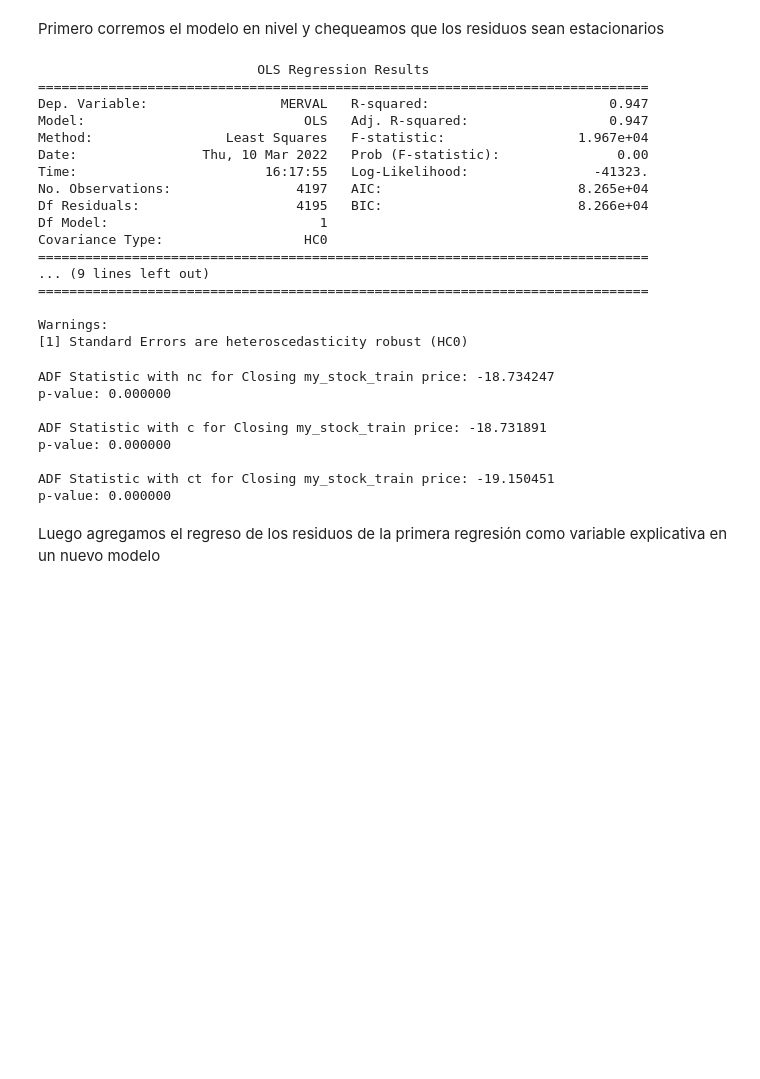
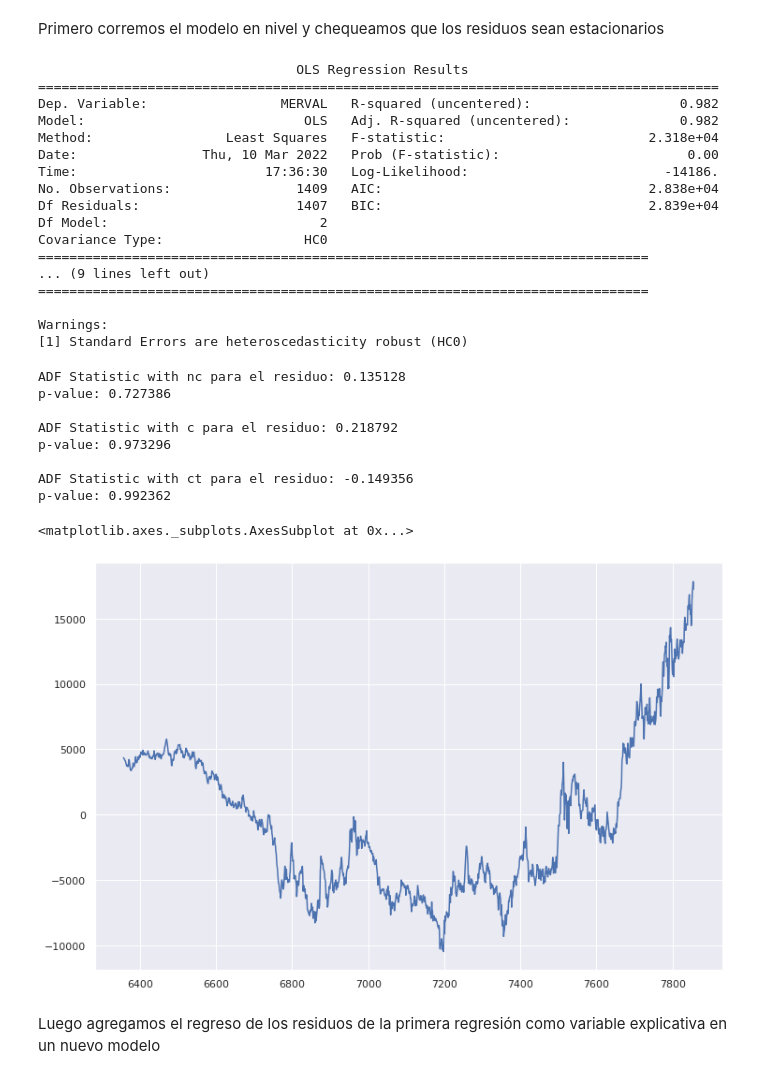
Before and after one commit to LCaravaggio/ClaseTimeSeries, a Jupyter notebook: Ejercicio4.ipynb, the cells around one changed output. Saved outputs shown, nothing was run; the diff lists cells and outputs as text; code cells hidden in the pictures; blank space fills up the shorter version.

```diff
--- a/Ejercicio4.ipynb
+++ b/Ejercicio4.ipynb
@@ -168,30 +169,31 @@ ADF Statistic with ct for Closing my_market_train level: -13.105732
 p-value: 0.000000
 # %% [markdown]
 Primero corremos el modelo en nivel y chequeamos que los residuos sean estacionarios
+# %%
+# agregamos una tendencia
+from statsmodels.tsa.tsatools import add_trend
+equity = add_trend(equity, trend='ct')
 # %%
 # importamos la librería para correr el modelo
 import statsmodels.api as sm
 
-# agregamos un término constante
-equity = sm.add_constant(equity)
-
 # estimamos la regresión lineal
-lr_model = sm.OLS(equity.MERVAL, equity[['const', 'GGAL']])
+lr_model = sm.OLS(equity.MERVAL, equity[['trend','GGAL']])
 lr_model_fit = lr_model.fit(cov_type='HC0')
 
 # imprimimos los resultados
 print(lr_model_fit.summary())
 # %% [output]
-                            OLS Regression Results
-==============================================================================
-Dep. Variable:                 MERVAL   R-squared:                       0.947
-Model:                            OLS   Adj. R-squared:                  0.947
-Method:                 Least Squares   F-statistic:                 1.967e+04
-Date:                Thu, 10 Mar 2022   Prob (F-statistic):               0.00
-Time:                        16:17:55   Log-Likelihood:                -41323.
-No. Observations:                4197   AIC:                         8.265e+04
-Df Residuals:                    4195   BIC:                         8.266e+04
-Df Model:                           1
+                                 OLS Regression Results
+=======================================================================================
+Dep. Variable:                 MERVAL   R-squared (uncentered):                   0.982
+Model:                            OLS   Adj. R-squared (uncentered):              0.982
+Method:                 Least Squares   F-statistic:                          2.318e+04
+Date:                Thu, 10 Mar 2022   Prob (F-statistic):                        0.00
+Time:                        17:36:30   Log-Likelihood:                         -14186.
+No. Observations:                1409   AIC:                                  2.838e+04
+Df Residuals:                    1407   BIC:                                  2.839e+04
+Df Model:                           2
 Covariance Type:                  HC0
 ==============================================================================
 ... (9 lines left out)
@@ -202,18 +204,32 @@ Warnings:
 # %%
 for i in ['nc', 'c', 'ct']:
     result = adfuller(lr_model_fit.resid, regression = i)
-    print('ADF Statistic with %s for Closing my_stock_train price: %f' % (i, result[0]))
+    print('ADF Statistic with %s para el residuo: %f' % (i, result[0]))
     print('p-value: %f' % result[1])
     print('')
 # %% [output]
-ADF Statistic with nc for Closing my_stock_train price: -18.734247
-p-value: 0.000000
+ADF Statistic with nc para el residuo: 0.135128
+p-value: 0.727386
 
-ADF Statistic with c for Closing my_stock_train price: -18.731891
-p-value: 0.000000
+ADF Statistic with c para el residuo: 0.218792
+p-value: 0.973296
 
-ADF Statistic with ct for Closing my_stock_train price: -19.150451
-p-value: 0.000000
+ADF Statistic with ct para el residuo: -0.149356
+p-value: 0.992362
+# %%
+import seaborn as sns
+
+sns.set_theme(style='darkgrid')
+def graficar(variable):
+    fig = sns.lineplot(x=variable.index, y=variable)
+    plt.title(variable.name)
+    plt.savefig('%s.png'%variable.name)
+    return fig
+
+graficar(lr_model_fit.resid)
+# %% [output]
+<matplotlib.axes._subplots.AxesSubplot at 0x...>
+[figure, added]
 # %%
 # adds 3 month lags for the market
 for i in range(1, 4):
```
Also changed, not shown: parts of 9 cells of this notebook.
